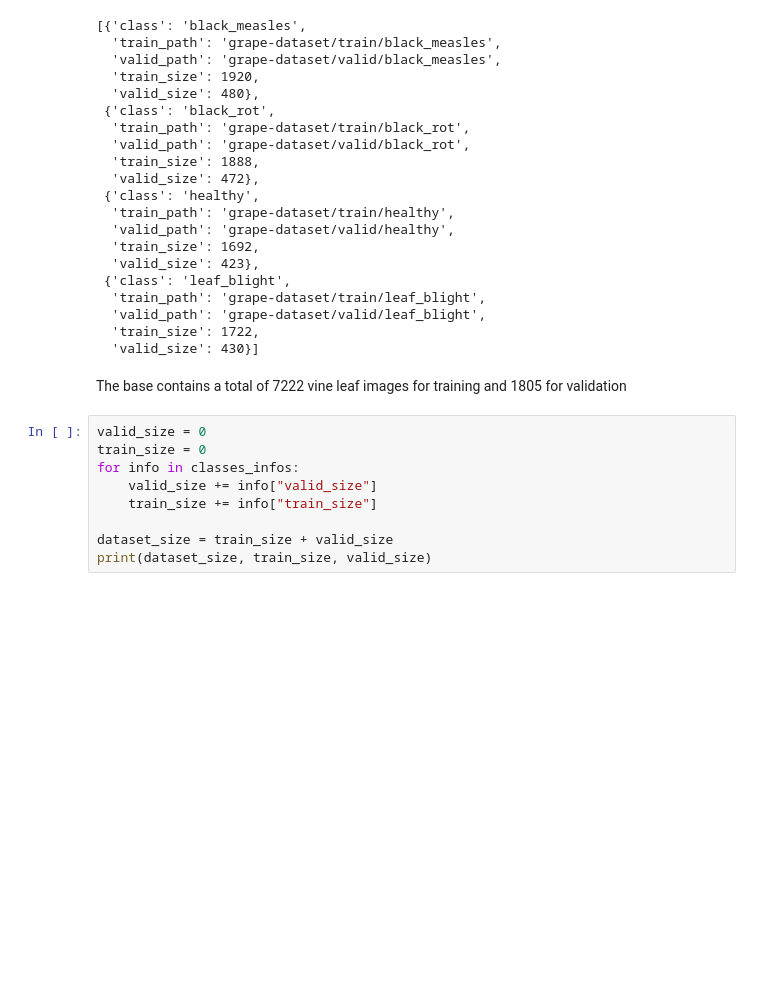
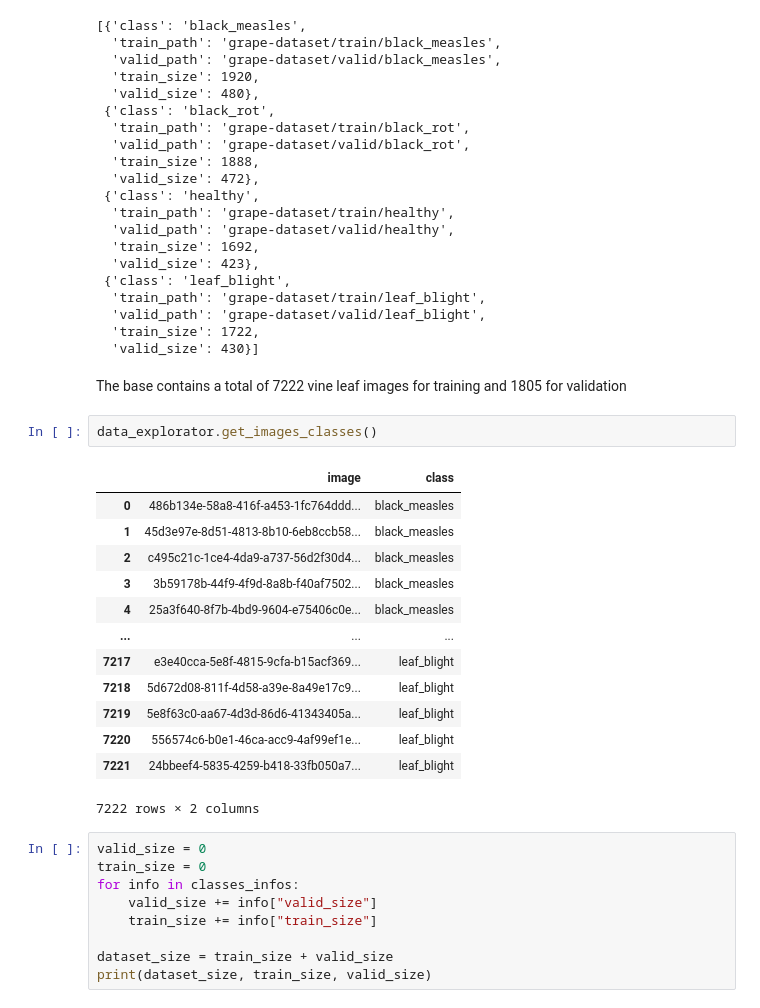
Before and after one commit to Jefersonalves/grape-diseases, a Jupyter notebook: 1_data_exploration.ipynb, the cells around one changed output. Cells and saved outputs as stored; diff of their text form; blank space fills up the shorter version.

```diff
--- a/1_data_exploration.ipynb
+++ b/1_data_exploration.ipynb
@@ -70,6 +70,22 @@ classes_infos
 # %% [markdown]
 The base contains a total of 7222 vine leaf images
 for training and 1805 for validation
+# %%
+data_explorator.get_images_classes()
+# %% [output]
+|  | image | class |
+| 0 | 486b134e-58a8-416f-a453-1fc764ddd... | black_measles |
+| 1 | 45d3e97e-8d51-4813-8b10-6eb8ccb58... | black_measles |
+| 2 | c495c21c-1ce4-4da9-a737-56d2f30d4... | black_measles |
+| 3 | 3b59178b-44f9-4f9d-8a8b-f40af7502... | black_measles |
+| 4 | 25a3f640-8f7b-4bd9-9604-e75406c0e... | black_measles |
+| ... | ... | ... |
+| 7217 | e3e40cca-5e8f-4815-9cfa-b15acf369... | leaf_blight |
+| 7218 | 5d672d08-811f-4d58-a39e-8a49e17c9... | leaf_blight |
+| 7219 | 5e8f63c0-aa67-4d3d-86d6-41343405a... | leaf_blight |
+| 7220 | 556574c6-b0e1-46ca-acc9-4af99ef1e... | leaf_blight |
+| 7221 | 24bbeef4-5835-4259-b418-33fb050a7... | leaf_blight |
+7222 rows × 2 columns
 # %%
 valid_size = 0
 train_size = 0
```
Also changed, not shown: parts of 6 cells of this notebook, 1 other file.
